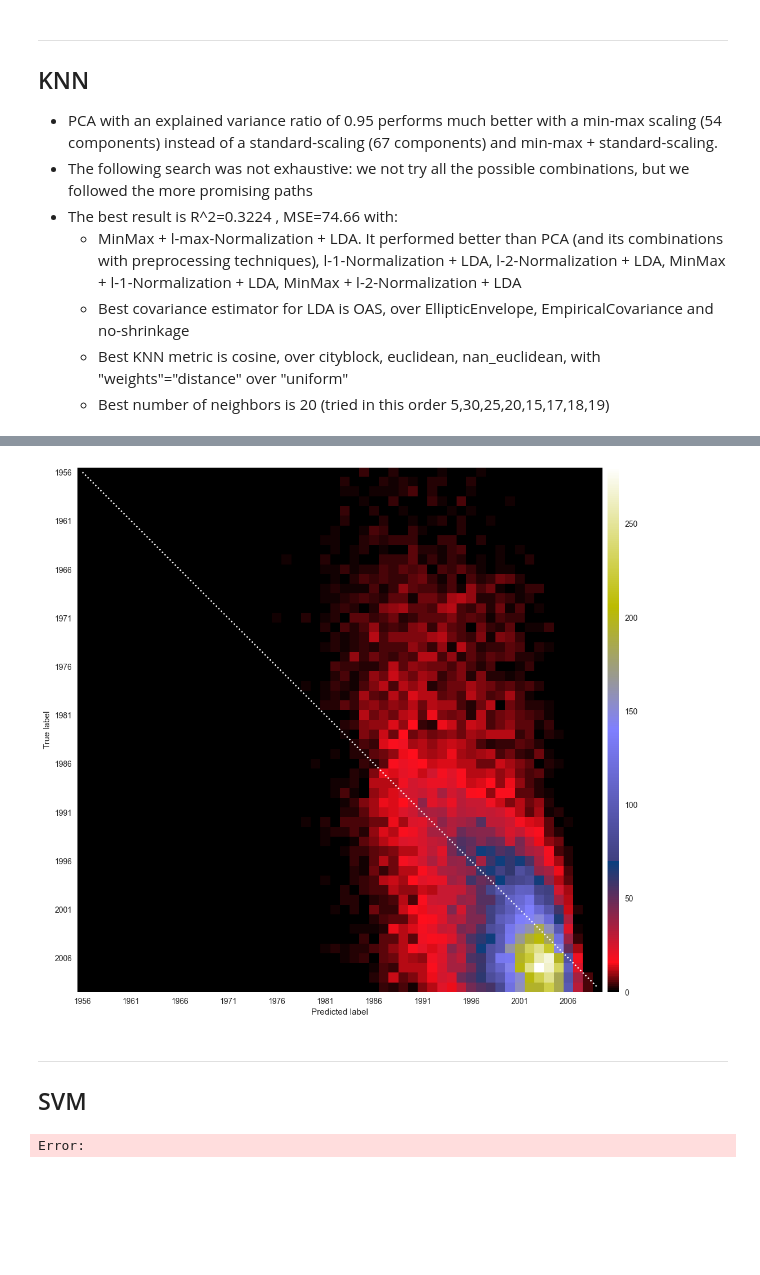
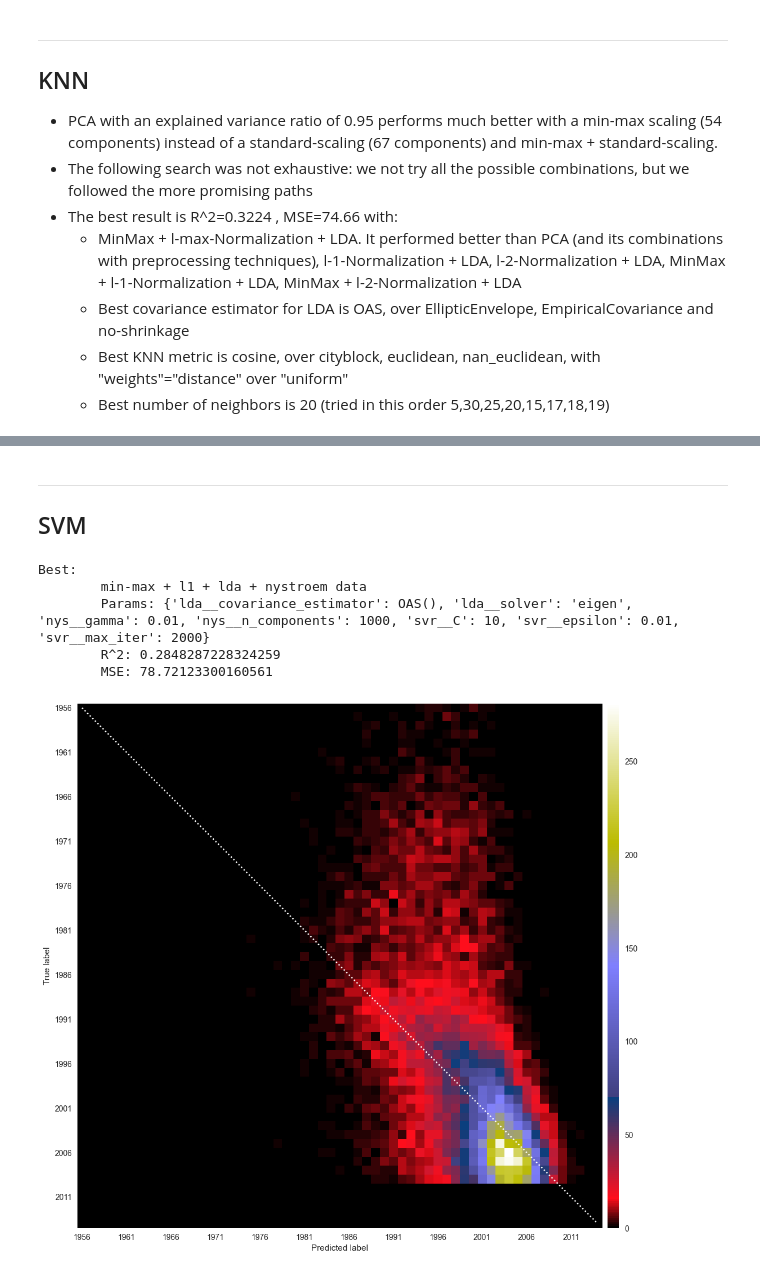
Before and after one commit to RiccardoEvangelisti/Data-Analytics-Project, a Jupyter notebook: Train_Module/1_ClassicML.ipynb, the cells around one changed output, grey strips where cells are left out. Cells and saved outputs as stored; diff of their text form; code cells hidden in the pictures; blank space fills up the shorter version.

```diff
--- a/Train_Module/1_ClassicML.ipynb
+++ b/Train_Module/1_ClassicML.ipynb
@@ -534,9 +580,0 @@ print_all_results(name_estimator)
-# %%
-save_display_results(
-    name_estimator,
-    best_preprocessor,
-    best_estimator,
-    best_predictions,
-)
-# %% [output]
-[figure, removed]
@@ -546,17 +588,38 @@ save_display_results(
 # %%
+best_preprocess_steps = [
+    (
+        "min-max + l1 + lda + nystroem",
+        [
+            ("min-max", preprocessing.MinMaxScaler()),
+            ("l1", preprocessing.Normalizer(norm="l1")),
+            ("lda", LinearDiscriminantAnalysis()),
+            ("nys", Nystroem(random_state=random_state, n_jobs=-1)),
+        ],
+        {
+            "lda__solver": ["eigen"],
+            "lda__covariance_estimator": [OAS()],
+            "nys__gamma": [0.010],  # 0, 0.00001, 0.0001, 0.001, 0.050, 1
+            "nys__n_components": [1000],  # 10, 100, 500, 700, 900,
+        },
+    )
+]
+
 param_estimator = {
     "svr__epsilon": [0.01],
     "svr__C": [10],  # 0.1, 1, 100, 500, 5, 20, 8, 9,15
     "svr__max_iter": [2000],
 }
 
-name_estimator = "svr"
-
 best_preprocessor, best_estimator, best_predictions = gridSearch(
     name_estimator,
     LinearSVR(dual="auto", random_state=random_state),
     param_estimator,
     False,
+    best_preprocess_steps,
 )
 # %% [output]
-Error:
+Best:
+        min-max + l1 + lda + nystroem data
+        Params: {'lda__covariance_estimator': OAS(), 'lda__solver': 'eigen', 'nys__gamma': 0.01, 'nys__n_components': 1000, 'svr__C': 10, 'svr__epsilon': 0.01, 'svr__max_iter': 2000}
+        R^2: 0.2848287228324259
+        MSE: 78.72123300160561
@@ -563 +628,5 @@ Error:
+# %%
+show_confusion_matrix(y_test, best_predictions)
+# %% [output]
+[figure, added]
 # %%
```
Also changed, not shown: parts of 18 cells of this notebook, 7 other files.
